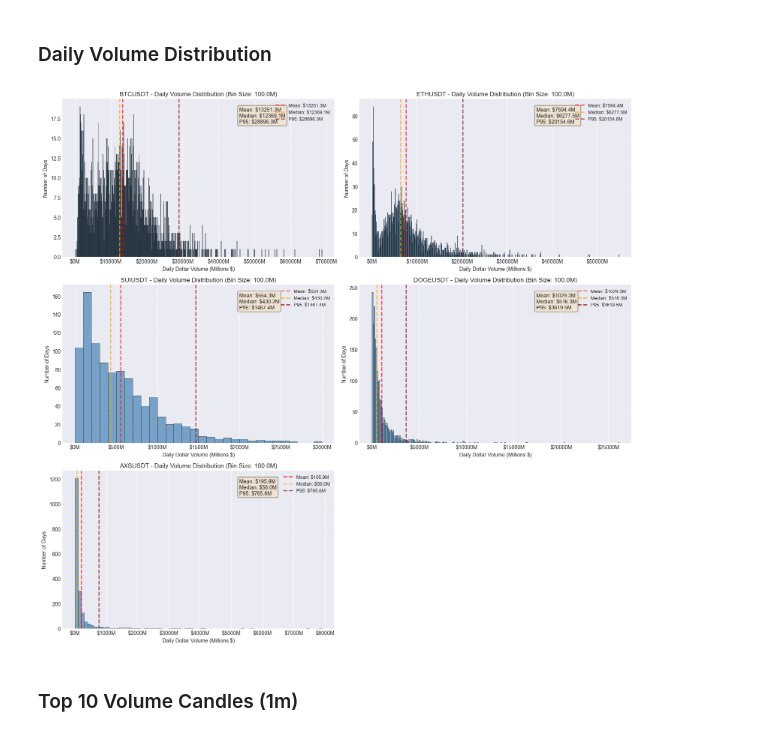
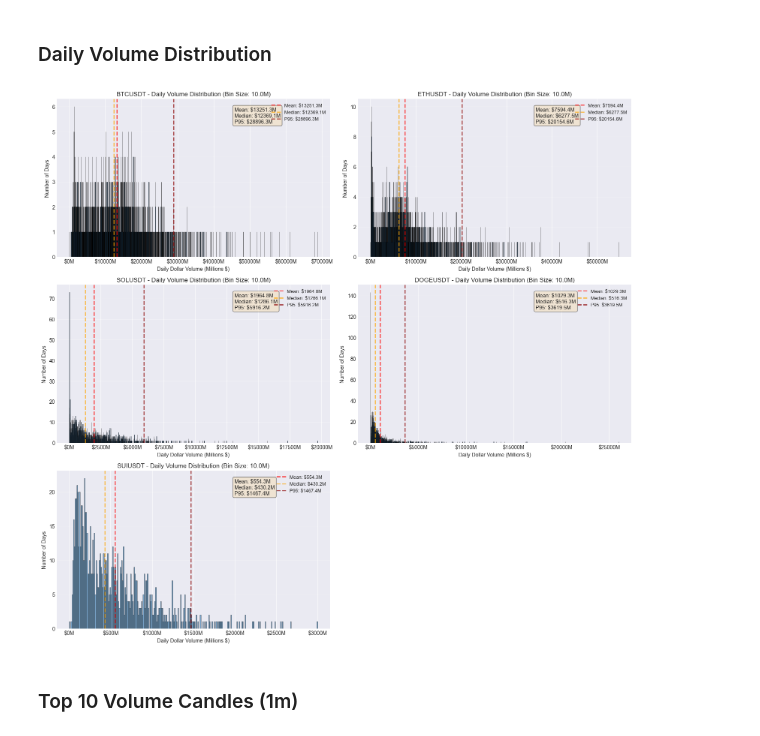
Before and after one commit to LampardNguyen234/clob-risk-modelling, a Jupyter notebook: notes/oi_risk/01_oi_risk_preliminaries.ipynb, the cells around one changed output. Cells and saved outputs as stored; diff of their text form; code cells hidden in the pictures.

```diff
--- a/notes/oi_risk/01_oi_risk_preliminaries.ipynb
+++ b/notes/oi_risk/01_oi_risk_preliminaries.ipynb
@@ -50,11 +50,15 @@ plt.style.use('seaborn-v0_8-darkgrid')
 sns.set_palette('husl')
 
 # Define constants
-SYMBOLS = ['BTCUSDT', 'ETHUSDT', "SUIUSDT", "DOGEUSDT", "AXSUSDT"]
+SYMBOLS = ['BTC', 'ETH', "SOL", "DOGE", "SUI"]
 DATA_DIR = Path('../../data')
 MARK_PRICE_DIR = DATA_DIR / 'mark_price'
 INDEX_PRICE_DIR = DATA_DIR / 'index_price'
 KLINES_DIR = DATA_DIR / 'klines'
+SUFFIX = "USDT"
+
+for idx, symbol in enumerate(SYMBOLS):
+    SYMBOLS[idx] = symbol + SUFFIX
 
 def calculate_subplot_grid(n_plots):
     """
@@ -324,8 +328,7 @@ if n_symbols == 1:
 else:
     axes = axes.flatten() if n_symbols > 1 else [axes]
 
-# Define bin size: $5M per bucket
-bin_size = 100_000_000
+bin_size = 10_000_000
 
 for idx, symbol in enumerate(symbols_with_data):
     ax = axes[idx]
@@ -348,34 +351,34 @@ for idx, symbol in enumerate(symbols_with_data):
             verticalalignment='top', bbox=dict(boxstyle='round', facecolor='wheat', alpha=0.5))
 
     # Add vertical lines for key statistics
     ax.axvline(mean_vol, color='red', linestyle='--', linewidth=2, label=f'Mean: ${mean_vol/1e6:.1f}M', alpha=0.7)
     ax.axvline(median_vol, color='orange', linestyle='--', linewidth=2, label=f'Median: ${median_vol/1e6:.1f}M', alpha=0.7)
     ax.axvline(p95_vol, color='darkred', linestyle='--', linewidth=2, label=f'P95: ${p95_vol/1e6:.1f}M', alpha=0.7)
 
     # Format x-axis in millions
     ax.set_xlabel('Daily Dollar Volume (Millions $)')
     ax.set_ylabel('Number of Days')
     ax.set_title(f'{symbol} - Daily Volume Distribution (Bin Size: {bin_size/10**6}M)')
 
     # Format x-axis ticks to show in millions
     from matplotlib.ticker import FuncFormatter
     def millions(x, pos):
         return f'${x/1e6:.0f}M'
     ax.xaxis.set_major_formatter(FuncFormatter(millions))
 
     ax.legend(loc='upper right', fontsize=9)
     ax.grid(True, alpha=0.3, axis='y')
 
 # Remove empty subplots if any
 total_subplots = nrows * ncols
 for idx in range(n_symbols, total_subplots):
     fig.delaxes(axes[idx])
 
 plt.tight_layout()
 
 plt.show()
 # %% [output]
-[figure, old version]
+[figure, new version]
 # %% [markdown]
 ### Top 10 Volume Candles (1m)
 # %%
```
Also changed, not shown: parts of 17 cells of this notebook.
